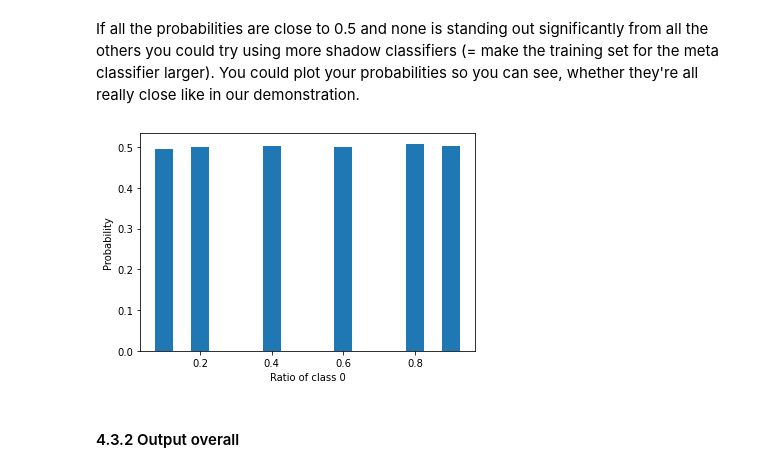
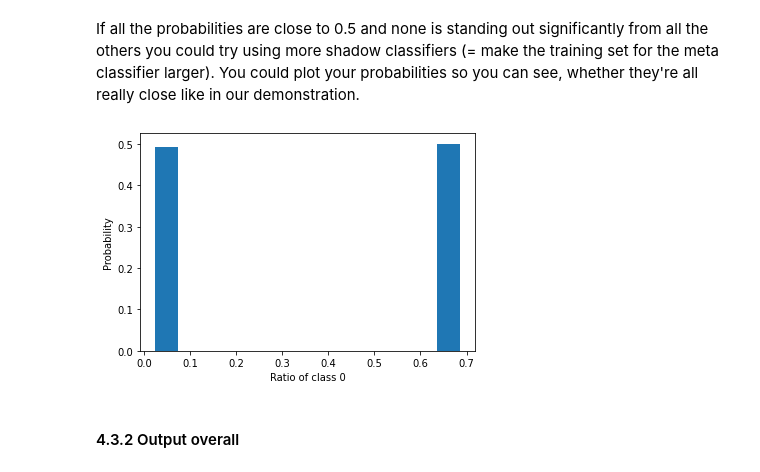
Before and after one commit to privML/privacy-evaluator, a Jupyter notebook: notebooks/property_inference_attack.ipynb, the cells around one changed output. Drawn from its saved outputs; the diff is of its cells as text; code cells hidden in the pictures.

Commit message:
Adapt output and training function for target model to team2sprint5, small improvement documentation

```diff
--- a/notebooks/property_inference_attack.ipynb
+++ b/notebooks/property_inference_attack.ipynb
@@ -112,11 +112,8 @@ We then convert it to an ART classifier to make it compatible with the [Adversia
 Our target model is now all set for the actual attack on it.
 # %%
 num_classes = len(NUM_ELEMENTS_PER_CLASSES)
-model = ConvNet(num_classes, input_shape, num_channels=(input_shape[-1], 16, 32, 64))
-trainer(train_set, NUM_ELEMENTS_PER_CLASSES, model, num_epochs=8)
 
-#model = create_and_train_torch_ConvNet_model(train_set, num_channels=(input_shape[-1], 16, 32, 64), num_epochs=8)
-
+model = create_and_train_torch_ConvNet_model(train_set, num_channels=(input_shape[-1], 16, 32, 64), num_epochs=8)
 
 # Convert to ART classifier
 
@@ -175,8 +172,8 @@ number_of_shadow_classifiers = 2 #needs to be even
 # Size of data set to train the shadow classifiers
 size_set = 6
 
-#Ratios to perform the attack for (the real ratios of our example target model is 0.66: {0: 1000, 1: 500}: 66% of data points are from class 0, 33% from class 1.)
-ratios_for_attack = [0.9, 0.8, 0.6, 0.4, 0.2, 0.1]
+#Ratios to perform the attack for (the real ratios of our example target model is 0.66: {0: 1000, 1: 500}: 33% of data points are from class 0, 66% from class 1.)
+ratios_for_attack = [0.66, 0.05]
 
 #Classes that the attack should be performed on
 classes = [0,1] #needs to be two values (binary attack)
@@ -272,13 +265,13 @@ output[1]
 If all the probabilities are close to 0.5 and none is standing out significantly from all the others you could try using more shadow classifiers (= make the training set for the meta classifier larger). You could plot your probabilities so you can see, whether they're all really close like in our demonstration.
 # %%
 import numpy as np
-x = output[1].values()
+x = output.output.values()
 plt.bar(ratios_for_attack,x, width= 0.05)
 plt.ylabel("Probability")
 plt.xlabel("Ratio of class 0")
 plt.show()
 # %% [output]
-[figure, old version]
+[figure, new version]
 # %% [markdown]
 #### 4.3.2 Output overall
 # %% [markdown]
```
Also changed, not shown: parts of 9 cells of this notebook.
